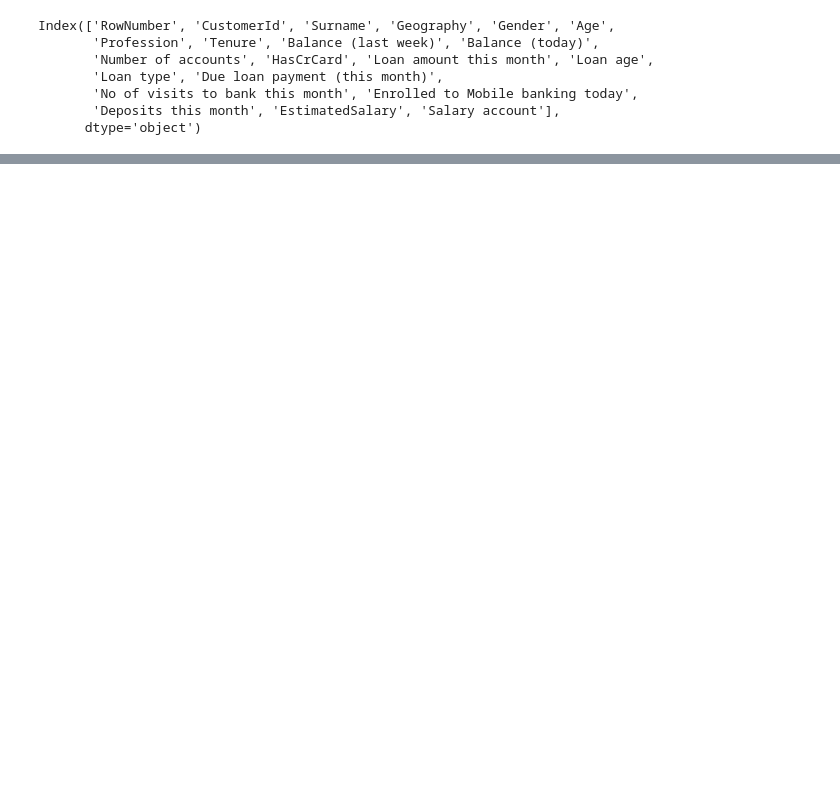
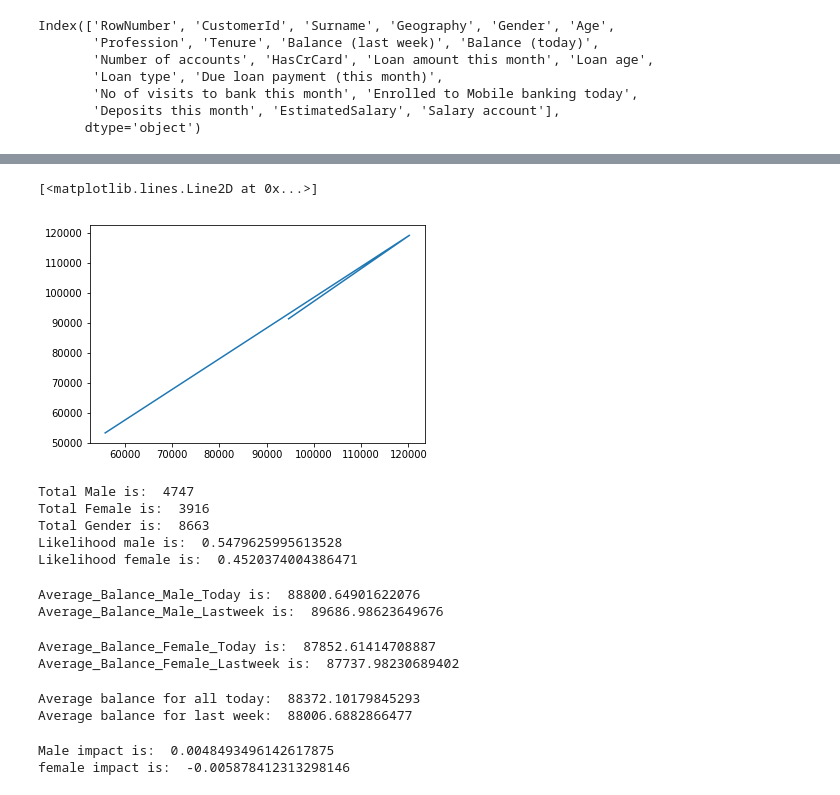
Before and after one commit to opeyemifarinde/datascience, a Jupyter notebook: Bank_Data_Analysis_Decribe.ipynb, the cells around one changed output, grey strips where cells are left out. Drawn from its saved outputs; the diff is of its cells as text; code cells hidden in the pictures; blank space fills up the shorter version.

```diff
--- a/Bank_Data_Analysis_Decribe.ipynb
+++ b/Bank_Data_Analysis_Decribe.ipynb
@@ -245,0 +80,5 @@ plt.plot(Male["NC_M"], Female["NC_F"])
+# %%
+BalanceNOTZero_today = Bank_data[Bank_data['Balance (today)']>0]
+BalanceNOTZero_lastweek = Bank_data[Bank_data['Balance (last week)']>0]
+print("Customers without zero last week: ", BalanceNOTZero_lastweek['Balance (last week)'].count())
+print("Customers without zero today: ", BalanceNOTZero_today['Balance (today)'].count())
@@ -245,0 +88,7 @@ plt.plot(Male["NC_M"], Female["NC_F"])
+# %%
+Bank_gender = BalanceNOTZero_today.groupby("Gender")
+Male_total = pd.DataFrame(Bank_gender.get_group("Male"))
+Female_total = pd.DataFrame(Bank_gender.get_group("Female"))
+print("Total Male is: ", Male_total.Gender.count())
+print("Total Female is: ",Female_total.Gender.count())
+print("Total Gender is: ",BalanceNOTZero_today.Gender.count())
@@ -245,0 +178,3 @@ plt.plot(Male["NC_M"], Female["NC_F"])
+# %%
+Male_average = Male_total.groupby("Geography").mean()
+Male_average
@@ -245,0 +187,3 @@ plt.plot(Male["NC_M"], Female["NC_F"])
+# %%
+Female_average = Female_total.groupby("Geography").mean()
+Female_average
@@ -245,0 +196,53 @@ plt.plot(Male["NC_M"], Female["NC_F"])
+# %%
+import matplotlib.pyplot as plt
+%matplotlib inline
+plt.plot(Male_average["Balance (today)"], Female_average["Balance (today)"])
+# %% [output]
+[<matplotlib.lines.Line2D at 0x...>]
+[figure, added]
+# %%
+Likelihood_male = Male_total.Gender.count()/BalanceNOTZero_today.Gender.count()
+Likelihood_female = Female_total.Gender.count()/BalanceNOTZero_today.Gender.count()
+print("Total Male is: ", Male_total.Gender.count())
+print("Total Female is: ",Female_total.Gender.count())
+print("Total Gender is: ", BalanceNOTZero_today.Gender.count())
+print("Likelihood male is: ", Likelihood_male)
+print("Likelihood female is: ", Likelihood_female)
+# %% [output]
+Total Male is:  4747
+Total Female is:  3916
+Total Gender is:  8663
+Likelihood male is:  0.5479625995613528
+Likelihood female is:  0.4520374004386471
+# %%
+AverageBalance_Male_Today= Male_total['Balance (today)'].sum()/Male_total['Balance (today)'].count()
+AverageBalance_Male_Lastweek= Male_total['Balance (last week)'].sum()/Male_total['Balance (last week)'].count()
+print("Average_Balance_Male_Today is: ", AverageBalance_Male_Today)
+print("Average_Balance_Male_Lastweek is: ", AverageBalance_Male_Lastweek)
+# %% [output]
+Average_Balance_Male_Today is:  88800.64901622076
+Average_Balance_Male_Lastweek is:  89686.98623649676
+# %%
+AverageBalance_Female_Today= Female_total['Balance (today)'].sum()/Female_total['Balance (today)'].count()
+AverageBalance_Female_Lastweek= Female_total['Balance (last week)'].sum()/Female_total['Balance (last week)'].count()
+print("Average_Balance_Female_Today is: ", AverageBalance_Female_Today)
+print("Average_Balance_Female_Lastweek is: ", AverageBalance_Female_Lastweek)
+# %% [output]
+Average_Balance_Female_Today is:  87852.61414708887
+Average_Balance_Female_Lastweek is:  87737.98230689402
+# %%
+Average_Balance_All_Today = BalanceNOTZero_today['Balance (today)'].mean()
+Average_Balance_All_Lastweek = BalanceNOTZero_lastweek['Balance (last week)'].mean()
+print("Average balance for all today: ", Average_Balance_All_Today)
+print("Average balance for last week: ", Average_Balance_All_Lastweek)
+# %% [output]
+Average balance for all today:  88372.10179845293
+Average balance for last week:  88006.6882866477
+# %%
+impact_male = (AverageBalance_Male_Today-Average_Balance_All_Today)/Average_Balance_All_Today
+impact_female = (AverageBalance_Female_Today-Average_Balance_All_Today)/Average_Balance_All_Today
+print("Male impact is: ", impact_male)
+print("female impact is: ", impact_female)
+# %% [output]
+Male impact is:  0.0048493496142617875
+female impact is:  -0.005878412313298146
```
Also changed, not shown: parts of 34 cells of this notebook.
